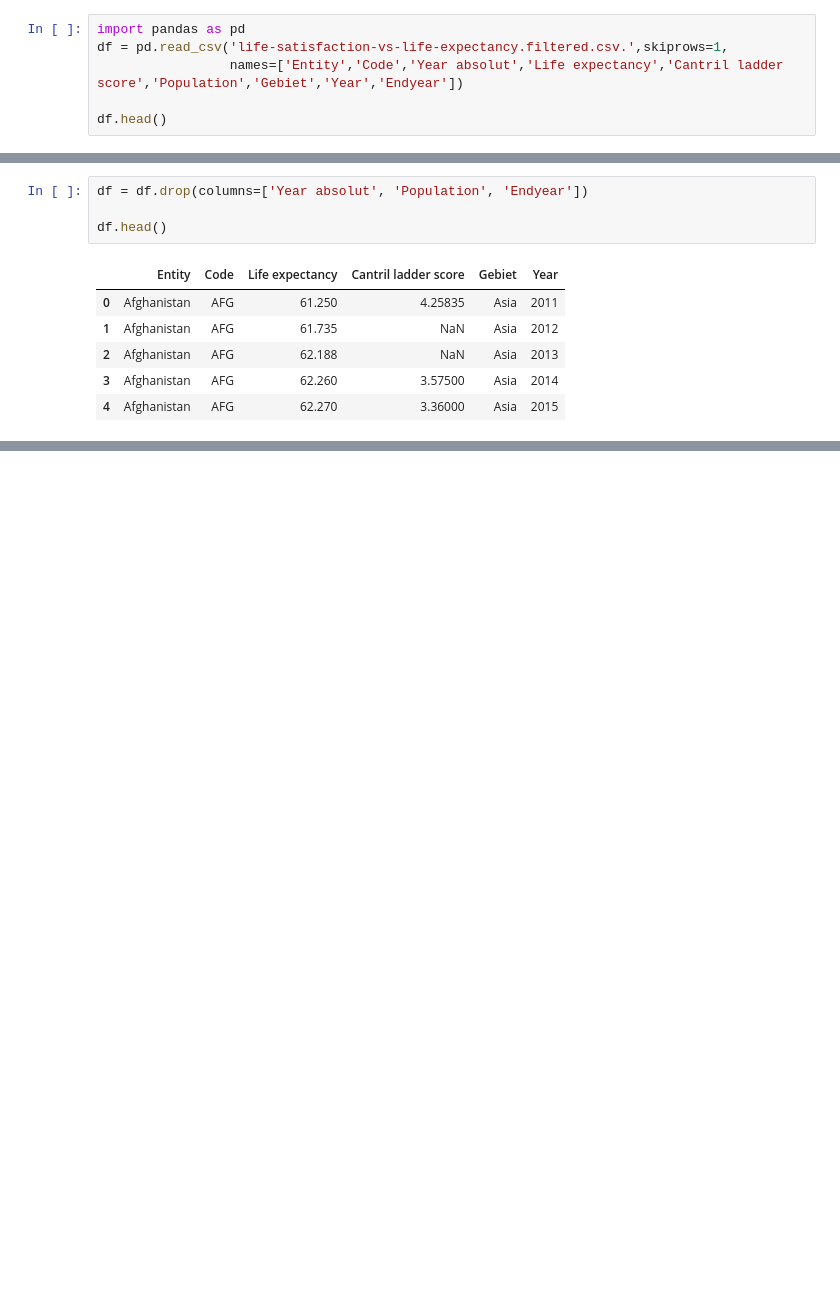
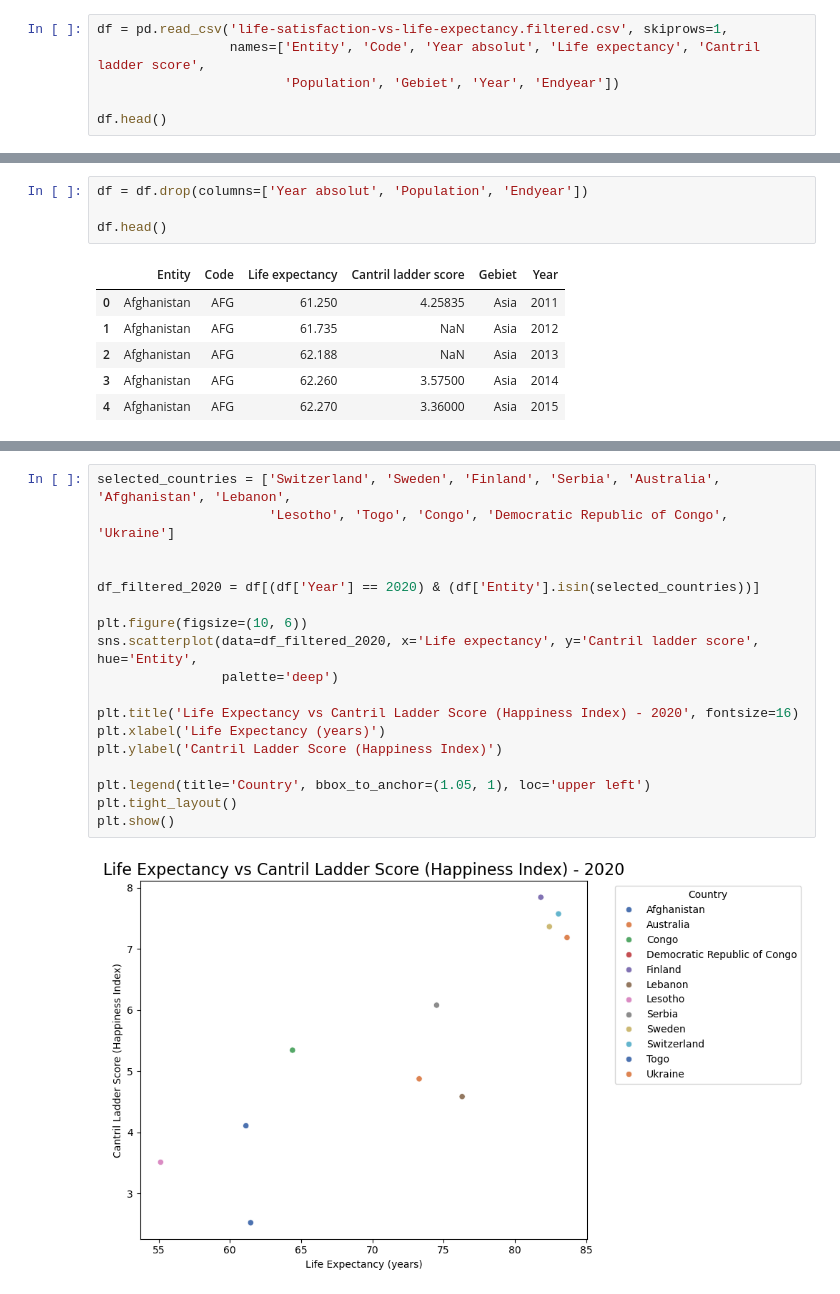
Before and after one commit to Elena-avk/elena, a Jupyter notebook: LN_Python_Elena_Yasemin.ipynb, the cells around one changed output, grey strips where cells are left out. Drawn from its saved outputs; the diff is of its cells as text; blank space fills up the shorter version.

```diff
--- a/LN_Python_Elena_Yasemin.ipynb
+++ b/LN_Python_Elena_Yasemin.ipynb
@@ -309,9 +405,9 @@ import pandas as pd
 import seaborn as sns
 from matplotlib import pyplot as plt
 # %%
-import pandas as pd
-df = pd.read_csv('life-satisfaction-vs-life-expectancy.filtered.csv.',skiprows=1,
-                 names=['Entity','Code','Year absolut','Life expectancy','Cantril ladder score','Population','Gebiet','Year','Endyear'])
+df = pd.read_csv('life-satisfaction-vs-life-expectancy.filtered.csv', skiprows=1,
+                 names=['Entity', 'Code', 'Year absolut', 'Life expectancy', 'Cantril ladder score',
+                        'Population', 'Gebiet', 'Year', 'Endyear'])
 
 df.head()
 # %% [output]
@@ -334,0 +444,20 @@ df.head()
+# %%
+selected_countries = ['Switzerland', 'Sweden', 'Finland', 'Serbia', 'Australia', 'Afghanistan', 'Lebanon',
+                      'Lesotho', 'Togo', 'Congo', 'Democratic Republic of Congo', 'Ukraine']
+
+
+df_filtered_2020 = df[(df['Year'] == 2020) & (df['Entity'].isin(selected_countries))]
+
+plt.figure(figsize=(10, 6))
+sns.scatterplot(data=df_filtered_2020, x='Life expectancy', y='Cantril ladder score', hue='Entity',
+                palette='deep')
+
+plt.title('Life Expectancy vs Cantril Ladder Score (Happiness Index) - 2020', fontsize=16)
+plt.xlabel('Life Expectancy (years)')
+plt.ylabel('Cantril Ladder Score (Happiness Index)')
+
+plt.legend(title='Country', bbox_to_anchor=(1.05, 1), loc='upper left')
+plt.tight_layout()
+plt.show()
+# %% [output]
+[figure, added]
```
Also changed, not shown: parts of 11 cells of this notebook.
